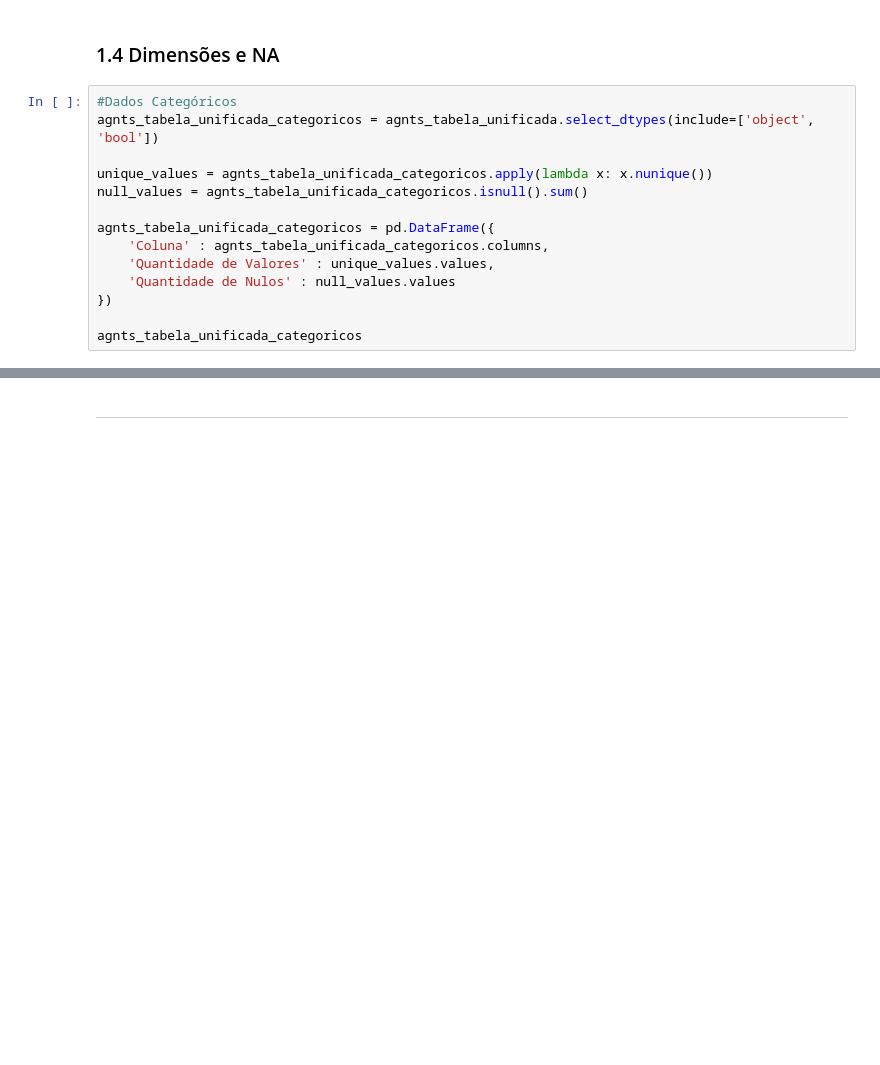
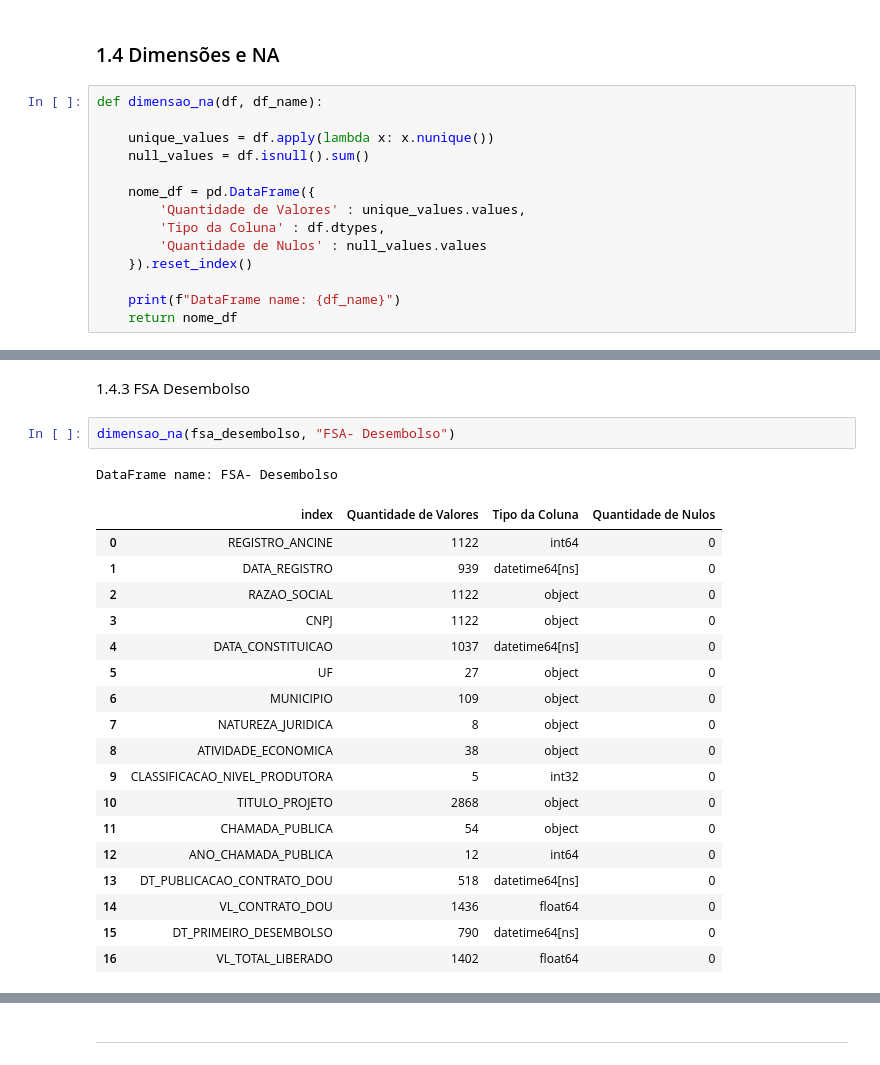
Before and after one commit to fonsecadados/AgenciaNacionalDoCinema_ANCINE, a Jupyter notebook: ANCINE_DesafiosEOportunidades.ipynb, the cells around one changed output, grey strips where cells are left out. Drawn from its saved outputs; the diff is of its cells as text; blank space fills up the shorter version.

```diff
--- a/ANCINE_DesafiosEOportunidades.ipynb
+++ b/ANCINE_DesafiosEOportunidades.ipynb
@@ -292,16 +290,16 @@ A coluna CNPJ possui 1854 valores duplicados.
 # %% [markdown]
 ### 1.4 Dimensões e NA
 # %%
-#Dados Categóricos
-agnts_tabela_unificada_categoricos = agnts_tabela_unificada.select_dtypes(include=['object', 'bool'])
+def dimensao_na(df, df_name):
 
-unique_values = agnts_tabela_unificada_categoricos.apply(lambda x: x.nunique())
-null_values = agnts_tabela_unificada_categoricos.isnull().sum()
+    unique_values = df.apply(lambda x: x.nunique())
+    null_values = df.isnull().sum()
 
-agnts_tabela_unificada_categoricos = pd.DataFrame({
-    'Coluna' : agnts_tabela_unificada_categoricos.columns,
-    'Quantidade de Valores' : unique_values.values,
-    'Quantidade de Nulos' : null_values.values
-})
+    nome_df = pd.DataFrame({
+        'Quantidade de Valores' : unique_values.values,
+        'Tipo da Coluna' : df.dtypes,
+        'Quantidade de Nulos' : null_values.values
+    }).reset_index()
 
-agnts_tabela_unificada_categoricos
+    print(f"DataFrame name: {df_name}")
+    return nome_df
@@ -317,0 +325,24 @@ agnts_tabela_unificada_categoricos
+# %% [markdown]
+1.4.3 FSA Desembolso
+# %%
+dimensao_na(fsa_desembolso, "FSA- Desembolso")
+# %% [output]
+DataFrame name: FSA- Desembolso
+|  | index | Quantidade de Valores | Tipo da Coluna | Quantidade de Nulos |
+| 0 | REGISTRO_ANCINE | 1122 | int64 | 0 |
+| 1 | DATA_REGISTRO | 939 | datetime64[ns] | 0 |
+| 2 | RAZAO_SOCIAL | 1122 | object | 0 |
+| 3 | CNPJ | 1122 | object | 0 |
+| 4 | DATA_CONSTITUICAO | 1037 | datetime64[ns] | 0 |
+| 5 | UF | 27 | object | 0 |
+| 6 | MUNICIPIO | 109 | object | 0 |
+| 7 | NATUREZA_JURIDICA | 8 | object | 0 |
+| 8 | ATIVIDADE_ECONOMICA | 38 | object | 0 |
+| 9 | CLASSIFICACAO_NIVEL_PRODUTORA | 5 | int32 | 0 |
+| 10 | TITULO_PROJETO | 2868 | object | 0 |
+| 11 | CHAMADA_PUBLICA | 54 | object | 0 |
+| 12 | ANO_CHAMADA_PUBLICA | 12 | int64 | 0 |
+| 13 | DT_PUBLICACAO_CONTRATO_DOU | 518 | datetime64[ns] | 0 |
+| 14 | VL_CONTRATO_DOU | 1436 | float64 | 0 |
+| 15 | DT_PRIMEIRO_DESEMBOLSO | 790 | datetime64[ns] | 0 |
+| 16 | VL_TOTAL_LIBERADO | 1402 | float64 | 0 |
```
Also changed, not shown: parts of 19 cells of this notebook.
